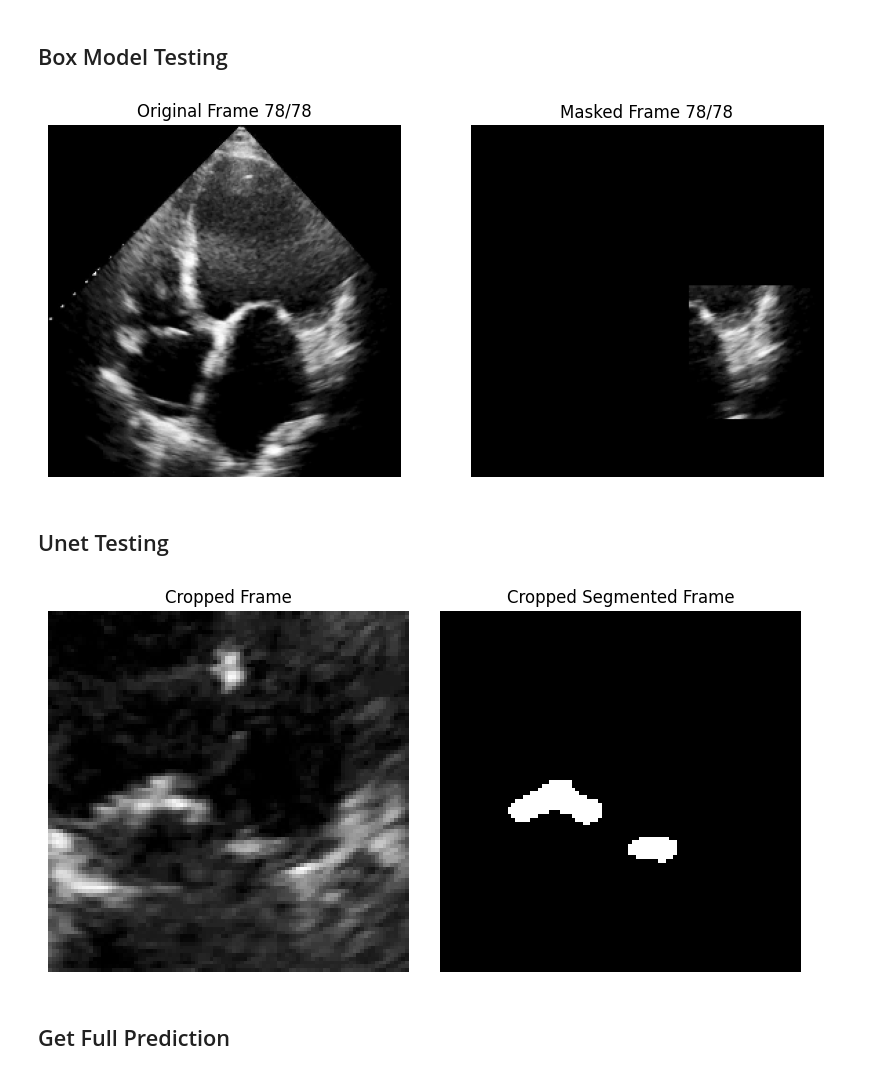
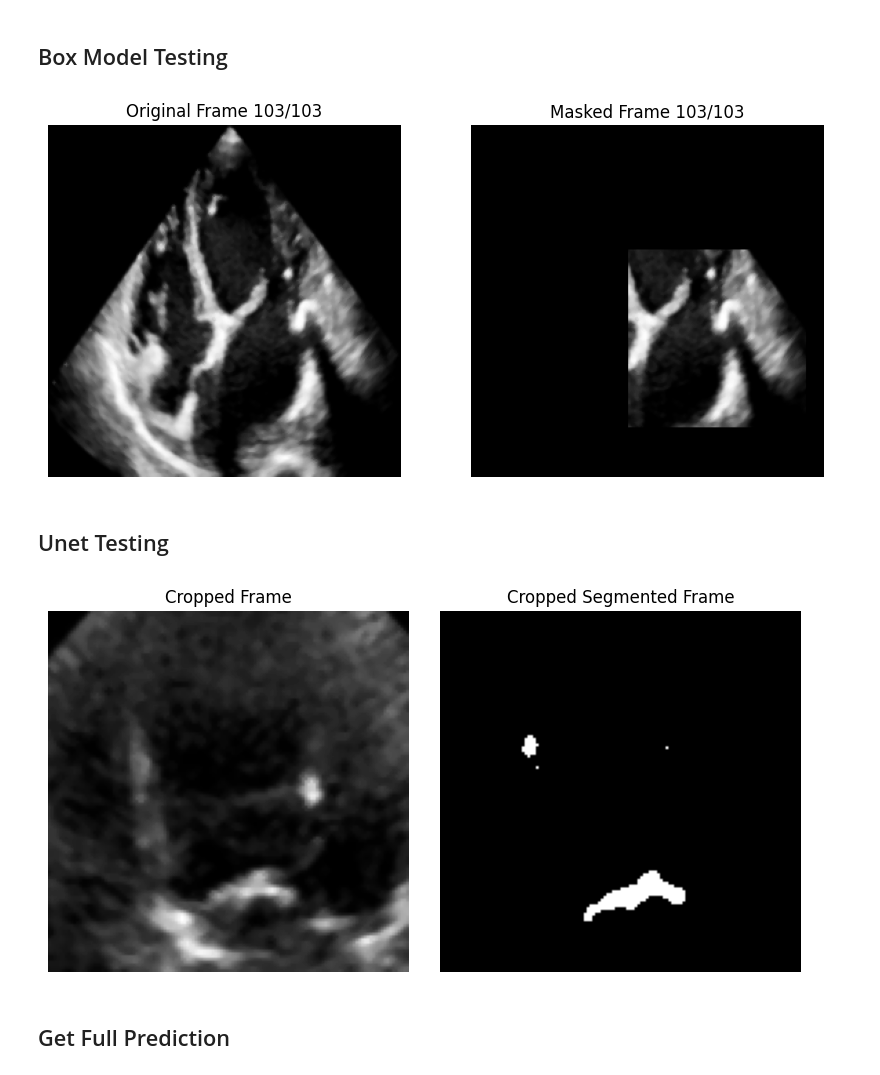
Before and after one commit to Smyan1909/AML_MPS, a Jupyter notebook: mason_p3/Evaluate.ipynb, the cells around one changed output. Saved outputs shown, nothing was run; the diff lists cells and outputs as text; code cells hidden in the pictures.

```diff
--- a/mason_p3/Evaluate.ipynb
+++ b/mason_p3/Evaluate.ipynb
@@ -77,7 +77,7 @@ def extract_box_center_batch(boolean_batch):
 
     return torch.FloatTensor(np.array(coordinates))
 
-def reconstruct_box_centers_batch(coords_batch, shape=(256,256), box_width=96, box_height=96):
+def reconstruct_box_centers_batch(coords_batch, shape=(256,256), box_width=128, box_height=128):
     # box_width and box_height are swaped :D
     batch_size = coords_batch.shape[0]
     boxes = []
@@ -99,23 +99,10 @@ def reconstruct_box_centers_batch(coords_batch, shape=(256,256), box_width=96, b
 
     return torch.BoolTensor(np.array(boxes))
 
-def calculate_box_area(x1, y1, x2, y2):
-    # Ensure the coordinates are within the image bounds
-    if x1 < 0 or y1 < 0 or x2 > 256 or y2 > 256:
-        raise ValueError("Box coordinates are outside the image bounds.")
-    if x1 >= x2 or y1 >= y2:
-        raise ValueError("Invalid box coordinates: (x1, y1) must be top-left and (x2, y2) bottom-right.")
-
-    # Calculate the width and height of the box
-    width = x2 - x1
-    height = y2 - y1
-
-    # Calculate and return the area
-    return width * height
 
 def substitute_with_my_box(box):
     #takes given box
-    #returns box with same center but 50x50
+    #returns box with same center but 128x128
 
     box_batch = torch.BoolTensor(box).unsqueeze(0)
     center_batch = extract_box_center_batch(box_batch)
@@ -123,11 +110,11 @@ def substitute_with_my_box(box):
 
     return my_box_batch[0].detach().numpy()
 
-def get_cropped_frame(frame, box, shape=(96,96)):
+def get_cropped_frame(frame, box, shape=(128, 128)):
 
     height, width = box.shape
 
-    cropped_frame = np.zeros((96, 96), dtype=float)
+    cropped_frame = np.zeros((128, 128), dtype=float)
 
     x1 = None
     y1 = None
@@ -204,3 +193,13 @@ def show_video(frames, masks, speed=0.025):
+# %%
+def smooth_frame(image):
+    image = cv2.GaussianBlur(image, (3, 3), 0)
+    image = cv2.medianBlur(image, 3)
+    return image
+
+def smooth_video(video):
+    for i in range(video.shape[0]):
+        video[i,:,:] = smooth_frame(video[i,:,:])
+    return video
 # %% [markdown]
 ## Models
 # %%
@@ -332,10 +332,10 @@ unet_model = torch.load("models/unet_model.pth")
 # %% [markdown]
 ## Box Model Testing
 # %%
-test_video = test_data[12]['video']
+test_video = test_data[0]['video']
 vid = np.zeros((256,256,test_video.shape[2]))
 for i in range(test_video.shape[2]):
-    vid[:,:,i] = cv2.resize(test_video[:,:,i].astype(np.uint8), (256, 256))
+    vid[:,:,i] = smooth_frame(cv2.resize(test_video[:,:,i].astype(np.uint8), (256, 256)))
 
 vid = torch.FloatTensor(vid)
 frames = vid.unsqueeze(0)
@@ -350,14 +350,14 @@ video_boxes = boxes.permute(1, 2, 0)
 
 show_video(frames=video_frames.detach().numpy(), masks=video_boxes.detach().numpy(), speed=0.0001)
 # %% [output]
-[figure, old version]
+[figure, new version]
 # %% [markdown]
 ## Unet Testing
 # %%
 test_video_0 = test_data[17]['video']
 vid = np.zeros((256,256,test_video_0.shape[2]))
 for i in range(test_video_0.shape[2]):
-    vid[:,:,i] = cv2.resize(test_video_0[:,:,i].astype(np.uint8), (256, 256))
+    vid[:,:,i] = smooth_frame(cv2.resize(test_video_0[:,:,i].astype(np.uint8), (256, 256)))
 
 vid = vid[:,:,0:5]
 vid = torch.FloatTensor(vid)
@@ -376,34 +376,34 @@ for i in range(5):
 cropped_frames = torch.FloatTensor(np.array(cropped_frames))
 cropped_frames = cropped_frames.unsqueeze(1)
 
 
 unet_model.eval()
 segmented_cropped_frame = unet_model(cropped_frames)
 #print("Segmented Cropped Frames shape:")
 #print(segmented_cropped_frame.shape)
 
 for i in range(1):
     abba = segmented_cropped_frame[i].squeeze().detach().numpy()
     abba = abba > 0.5
 
     fig, axs = plt.subplots(1, 2, figsize=(8, 4))
 
     # Plot the frame without mask
     axs[0].imshow(cropped_frames[i,:,:].squeeze(), cmap='gray')
     title0 = "Cropped Frame"
     axs[0].set_title(title0)
     axs[0].axis('off')
 
     # Plot the frame with mask
     axs[1].imshow(abba, cmap='gray')
     title1 = "Cropped Segmented Frame"
     axs[1].set_title(title1)
     axs[1].axis('off')
 
     plt.tight_layout()
     plt.show()
 # %% [output]
-[figure, old version]
+[figure, new version]
 # %% [markdown]
 ## Get Full Prediction
 # %%
```
Also changed, not shown: parts of 7 cells of this notebook, 1 other file.
